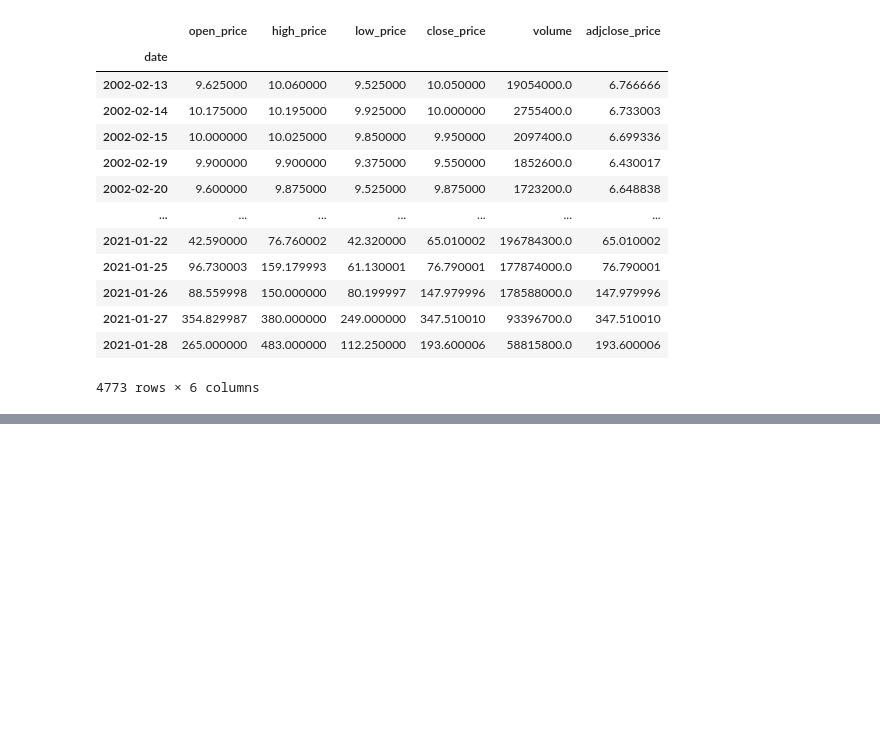
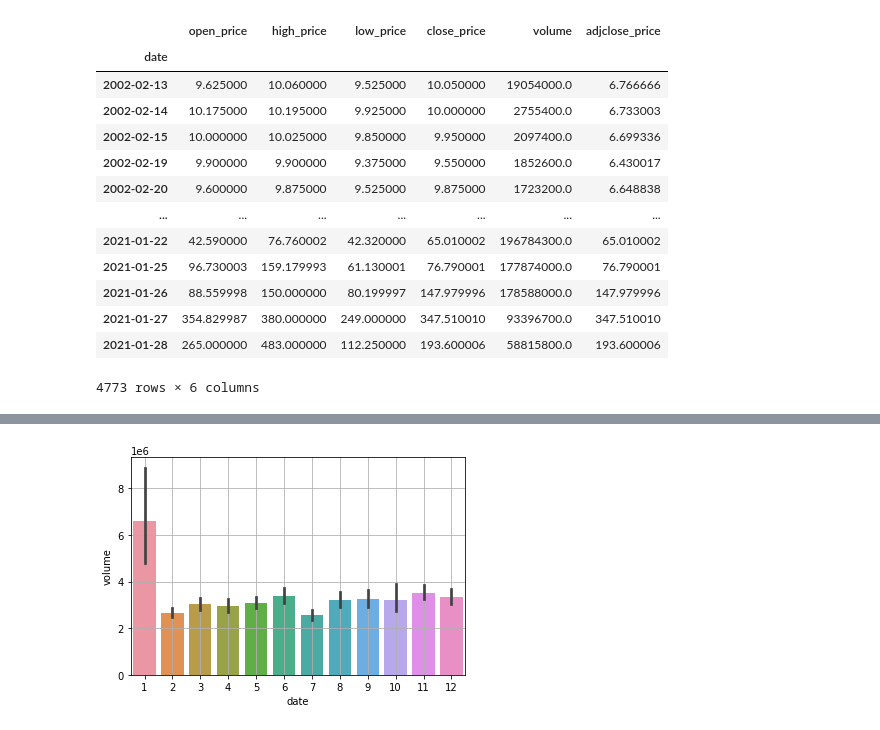
Before and after one commit to isoori/GameStop-Historical-Stock-Prices, a Jupyter notebook: Untitled.ipynb, the cells around one changed output, grey strips where cells are left out. Saved outputs shown, nothing was run; the diff lists cells and outputs as text; code cells hidden in the pictures; blank space fills up the shorter version.

```diff
--- a/Untitled.ipynb
+++ b/Untitled.ipynb
@@ -53,0 +66,6 @@ df
+# %%
+sns.barplot(x=df.index.month,y=df.volume,data=df)
+plt.grid()
+plt.show()
+# %% [output]
+[figure, added]
```
Also changed, not shown: parts of 5 cells of this notebook.
